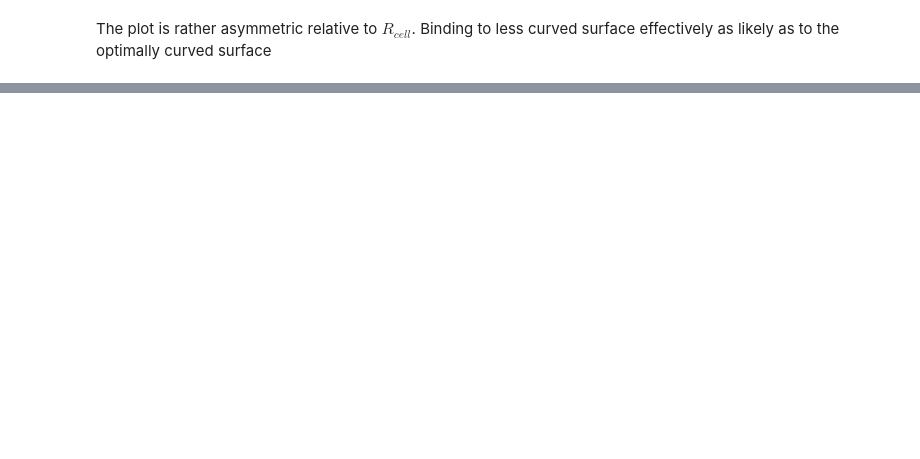
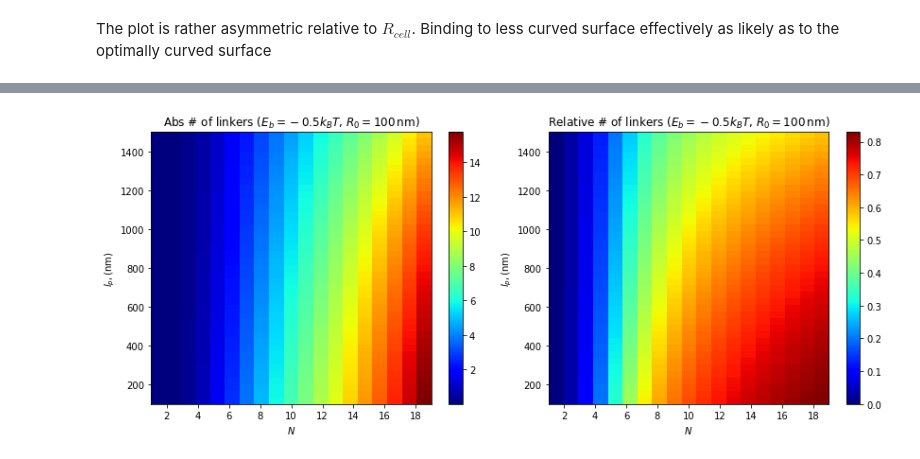
Before and after one commit to absanyal/force-distribution-flat, a Jupyter notebook: jupyter_nbs/FilamentAttachment.ipynb, the cells around one changed output, grey strips where cells are left out. Saved outputs shown, nothing was run; the diff lists cells and outputs as text; code cells hidden in the pictures; blank space fills up the shorter version.

```diff
--- a/jupyter_nbs/FilamentAttachment.ipynb
+++ b/jupyter_nbs/FilamentAttachment.ipynb
@@ -21,9 +26,18 @@ def Average_n(N, lp, Ebind0, R0):
 # %%
 def Average_n_Nseries(N, lp, Ebind0, R0):
-    avg_n = []
+    maxdim = max(len(np.atleast_1d(lp)),len(np.atleast_1d(Ebind0)),len(np.atleast_1d(R0)))
+    avg_n=np.zeros((maxdim,len(N)))
+    rel_n=np.zeros(avg_n.shape)
+    Pn=np.zeros((maxdim,len(N)+1,len(N)))
     for i, n in enumerate(N):
-        avg_n[i,:]=Average_n(n, lp, Ebind0, R0)
-    return avg_n
+        av_n, p = Average_n(n, lp, Ebind0, R0)
+        avg_n[:,i] = av_n.squeeze()
+        Pn[:,0:n+1,i] = p.squeeze()
+        if n>1:
+            rel_n[:,i]=avg_n[:,i]/float(n)
+        else:
+            rel_n[:,i]=0.0
+    return avg_n, rel_n, Pn
 # %% [markdown]
 # $E_b$ vs $l_p%$ for for fixed filament length
 # %%
@@ -103,0 +145,25 @@ range(1, 20)
+# %%
+plt.figure(figsize=(12, 5))  # Set the figure size
+
+plt.subplot(1, 2, 1)
+plt.imshow(Matrix, extent=[NSeries[0], NSeries[-1], yy[0], yy[-1]], aspect='auto', origin='lower', cmap='jet')
+plt.colorbar()
+
+plt.ylabel(r'$l_p,(\mathrm{nm})$')
+plt.xlabel(r'$N$')
+
+plt.title(r'Abs # of linkers ($E_b = {} k_BT$, $R_0 = {}\,\mathrm{{nm}}$)'.format(Eb, R0))
+
+plt.subplot(1, 2, 2)
+plt.imshow(RelMatrix, extent=[NSeries[0], NSeries[-1], yy[0], yy[-1]], aspect='auto', origin='lower', cmap='jet')
+plt.colorbar()
+
+plt.ylabel(r'$l_p,(\mathrm{nm})$')
+plt.xlabel(r'$N$')
+
+plt.title(r'Relative # of linkers ($E_b = {} k_BT$, $R_0 = {}\,\mathrm{{nm}}$)'.format(Eb, R0))
+
+plt.tight_layout()
+plt.show()
+# %% [output]
+[figure, added]
```
Also changed, not shown: parts of 23 cells of this notebook.
